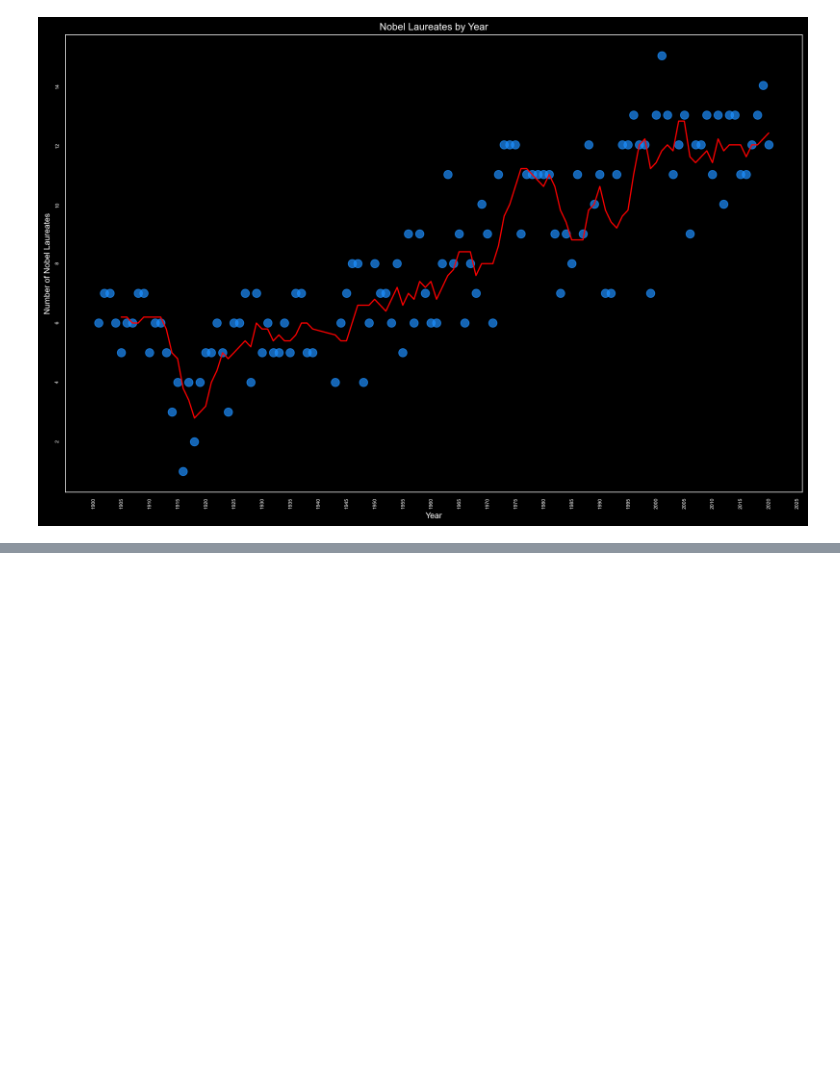
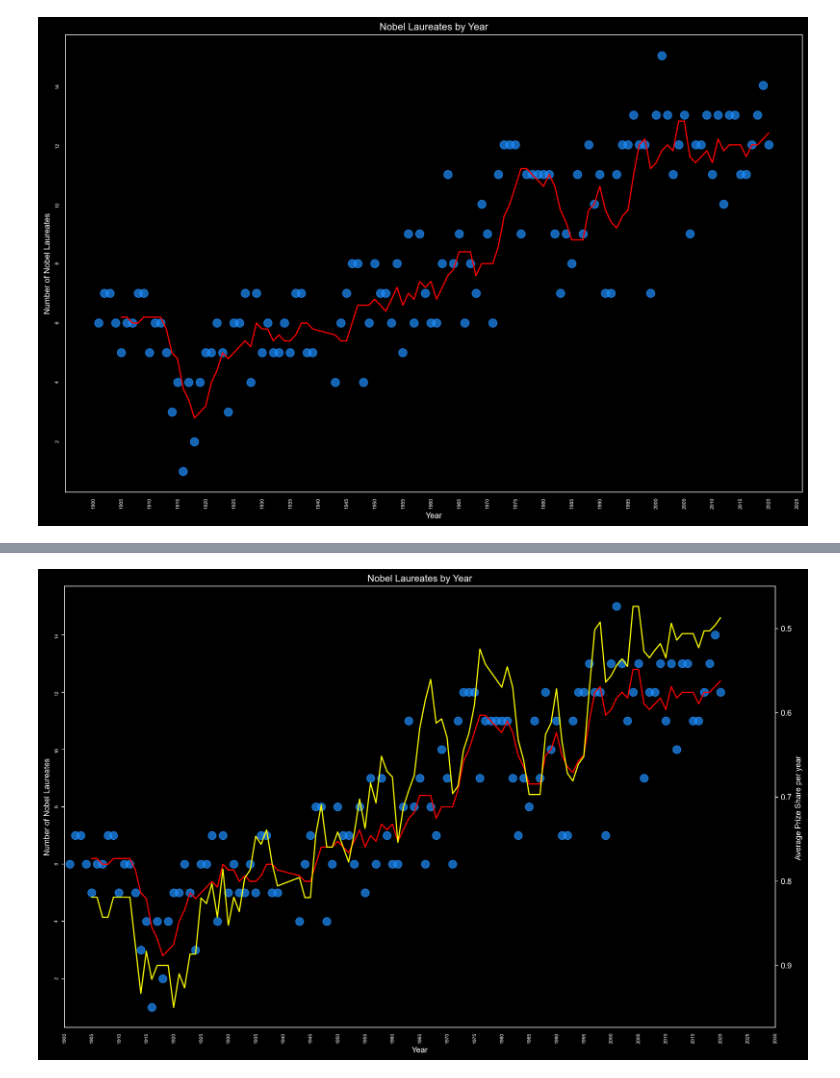
Before and after one commit to shane-221/Python_Basics, a Jupyter notebook: 09_Advanced-Data_Analysis(Pandas-Plotly-Seaborn)/79_Matplotlib_Pandas_Seaborn/main.ipynb, the cells around one changed output, grey strips where cells are left out. Cells and saved outputs as stored; diff of their text form; code cells hidden in the pictures; blank space fills up the shorter version.

```diff
--- a/09_Advanced-Data_Analysis(Pandas-Plotly-Seaborn)/79_Matplotlib_Pandas_Seaborn/main.ipynb
+++ b/09_Advanced-Data_Analysis(Pandas-Plotly-Seaborn)/79_Matplotlib_Pandas_Seaborn/main.ipynb
@@ -243,9 +241,8 @@ prizes_per_year = df.groupby("Year").agg({"Prize":"count"})
      # Conversion type was wrong. So need to ocnvert it
 prizes_per_year = prizes_per_year.sort_values("Year")
 prizes_per_year= prizes_per_year.reset_index()
-
-
-prizes_per_year["Year"]= pd.to_datetime(prizes_per_year["Year"].astype(str), format="%Y")
+prizes_per_year
+# prizes_per_year["Year"]= pd.to_datetime(prizes_per_year["Year"].astype(str), format="%Y")
 prizes_per_year["Moving"] = prizes_per_year["Prize"].rolling(window = 5).mean()
 prizes_per_year.tail()
 # %% [output]
@@ -294,0 +303,4 @@ plt.show()
+# %%
+# Average Prize share on a year-on-year basis
+average_sharer_per_year = df.groupby("Year").agg({"Share_Pct":"mean"}).reset_index()
+average_sharer_per_year["Moving"] = average_sharer_per_year["Share_Pct"].rolling ( window =5).mean()
@@ -294,0 +329,42 @@ plt.show()
+# %%
+plt.figure(figsize = (16,10), dpi= 200)
+# steps = np.arange(1900, 2020, 5)
+plt.xticks( rotation = 90, fontsize = 6)                # add in ticks = steps if the year column is just numers
+plt.yticks(rotation = 90, fontsize = 6)
+
+#---------------------------------------------------------------#
+ax1 =plt.gca()
+ax2 =ax1.twinx()
+## you coul;d also use mdates
+year= mdates.YearLocator(base= 5)
+years_FMT = mdates.DateFormatter('%Y')
+ax1.xaxis.set_major_locator(year)
+ax1.xaxis.set_major_formatter(years_FMT)
+
+
+#---------------------------------------------------------------#
+ax1.scatter(x =prizes_per_year["Year"],
+                    y =prizes_per_year["Prize"],
+                    linestyles = "-",
+                    c='dodgerblue',
+                   alpha=0.7,                   # Transparency of the points
+                   s=100,)                      # Size of each point
+ax1.plot(prizes_per_year["Year"],
+         prizes_per_year["Moving"],
+         color = "red",)
+
+ax2.plot(average_sharer_per_year["Year"],
+         average_sharer_per_year["Moving"],
+         color = "yellow",)
+#---------------------------------------------------------------#
+ax1.set_xlabel("Year")
+ax1.set_ylabel("Number of Nobel Laureates")
+ax1.set_xlim(pd.to_datetime("1900"), pd.to_datetime("2030"))
+plt.title("Nobel Laureates by Year")
+ax2.set_ylabel("Average Prize Share per year ")
+ax2.yaxis.set_inverted(True)                    # Invert the x or the y axis
+ax2.grid(False)
+ax1.grid(False)
+plt.show()
+# %% [output]
+[figure, added]
```
Also changed, not shown: parts of 10 cells of this notebook.
